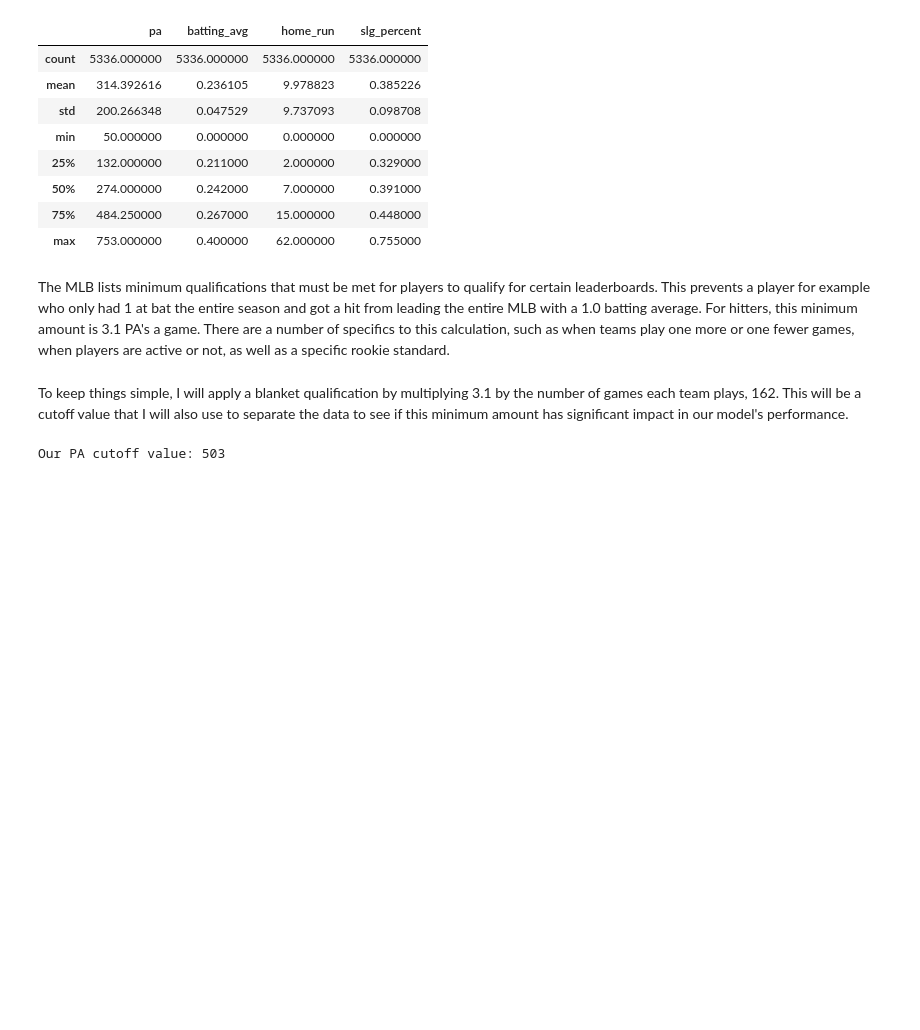
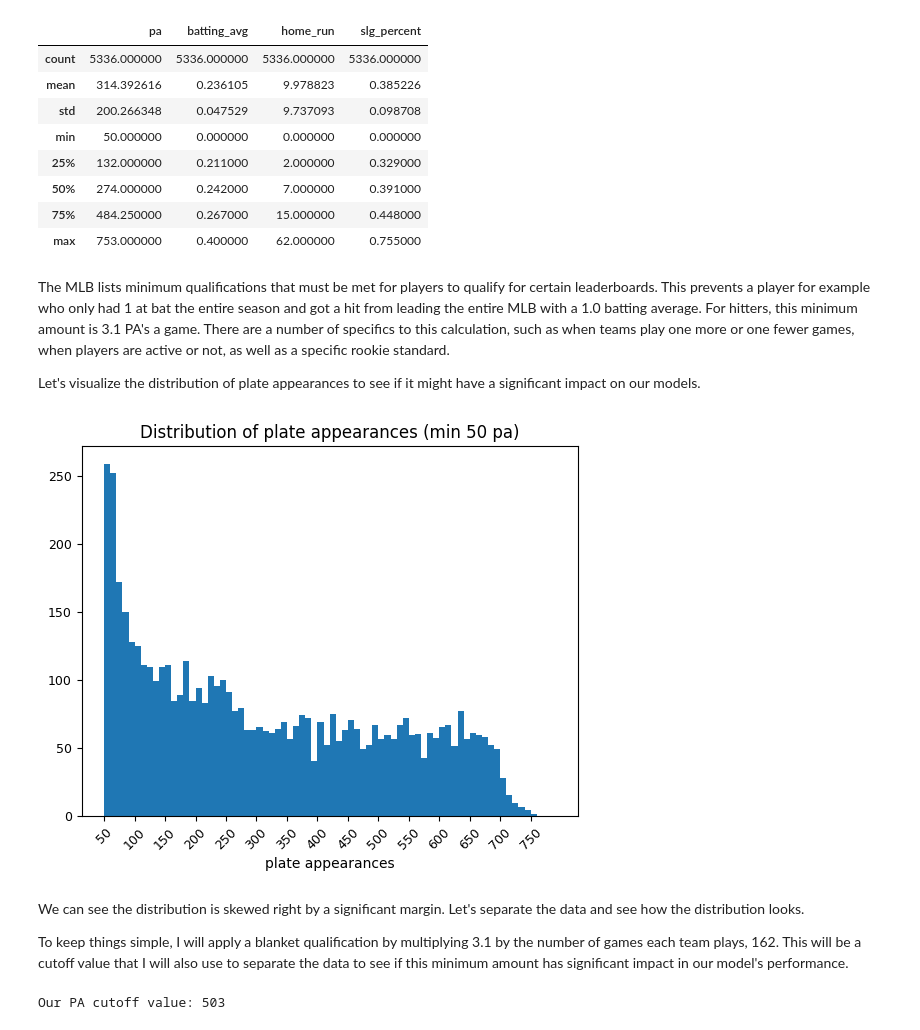
Before and after one commit to RyRom/da-proj, a Jupyter notebook: ml_demo.ipynb, the cells around one changed output. Saved outputs shown, nothing was run; the diff lists cells and outputs as text; code cells hidden in the pictures; blank space fills up the shorter version.

Commit message:
More EDA. Created specific df's with minimum PA's. Histograms showing PA distribution conparison.

```diff
--- a/ml_demo.ipynb
+++ b/ml_demo.ipynb
@@ -124,3 +124,5 @@ df[['pa', 'batting_avg', 'home_run', 'slg_percent']].describe()
 | max | 753.000000 | 0.400000 | 62.000000 | 0.755000 |
 # %% [markdown]
 The MLB lists minimum qualifications that must be met for players to qualify for certain leaderboards. This prevents a player for example who only had 1 at bat the entire season and got a hit from leading the entire MLB with a 1.0 batting average. For hitters, this minimum amount is 3.1 PA's a game. There are a number of specifics to this calculation, such as when teams play one more or one fewer games, when players are active or not, as well as a specific rookie standard.
+
+Let's visualize the distribution of plate appearances to see if it might have a significant impact on our models.
@@ -129,4 +129,15 @@ The MLB lists minimum qualifications that must be met for players to qualify for
+# %%
+plt.hist(df['pa'], bins=range(50, 800, 10))
+plt.xticks(range(50, 800, 50), rotation=45, fontsize=9)
+plt.yticks(fontsize=9)
+plt.title('Distribution of plate appearances (min 50 pa)')
+plt.xlabel('plate appearances')
+plt.show()
+# %% [output]
+[figure, added]
 # %% [markdown]
+We can see the distribution is skewed right by a significant margin. Let's separate the data and see how the distribution looks.
+
 To keep things simple, I will apply a blanket qualification by multiplying 3.1 by the number of games each team plays, 162. This will be a cutoff value that I will also use to separate the data to see if this minimum amount has significant impact in our model's performance.
 # %%
 # Setting cutoff value
```
Also changed, not shown: parts of 4 cells of this notebook.
